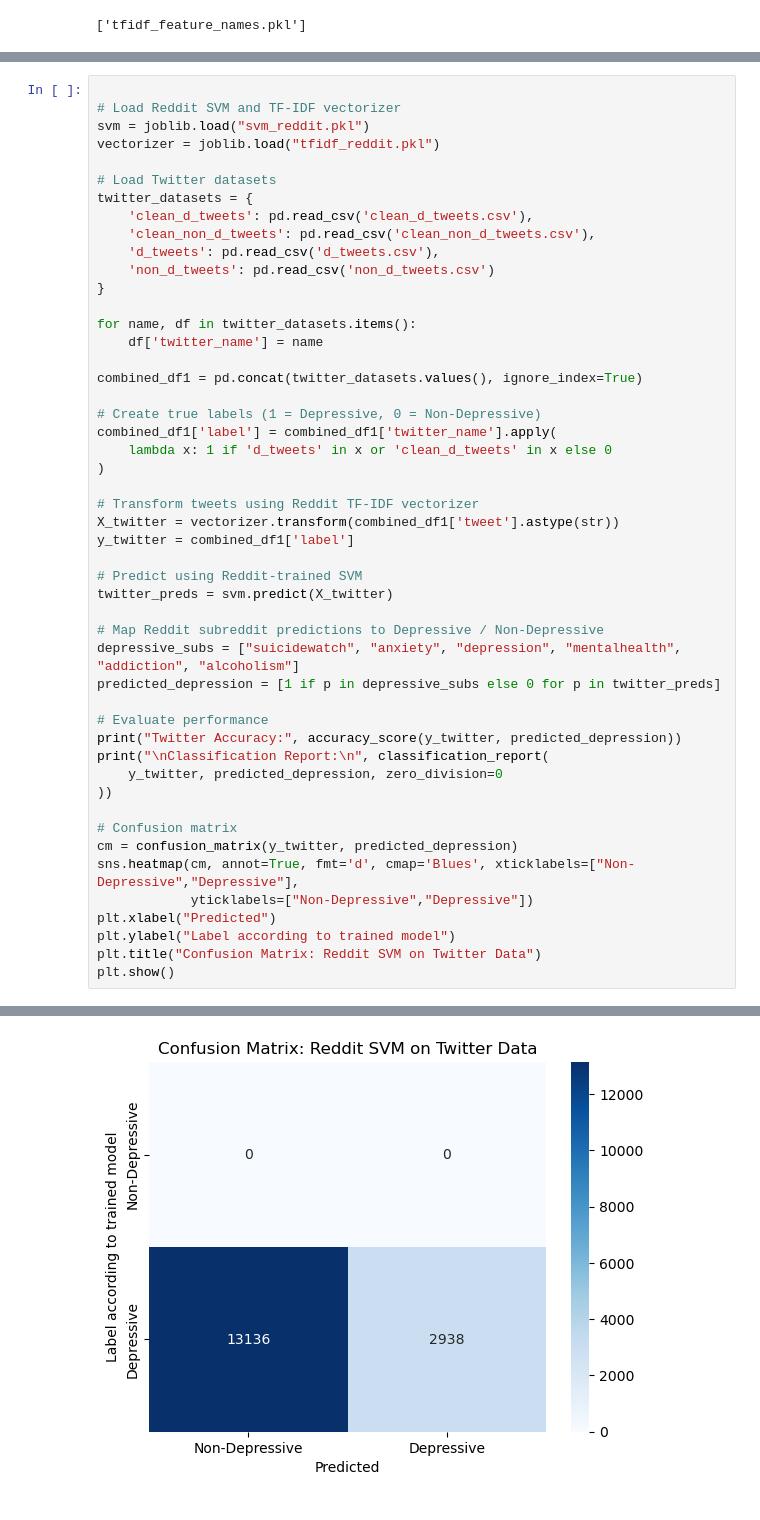
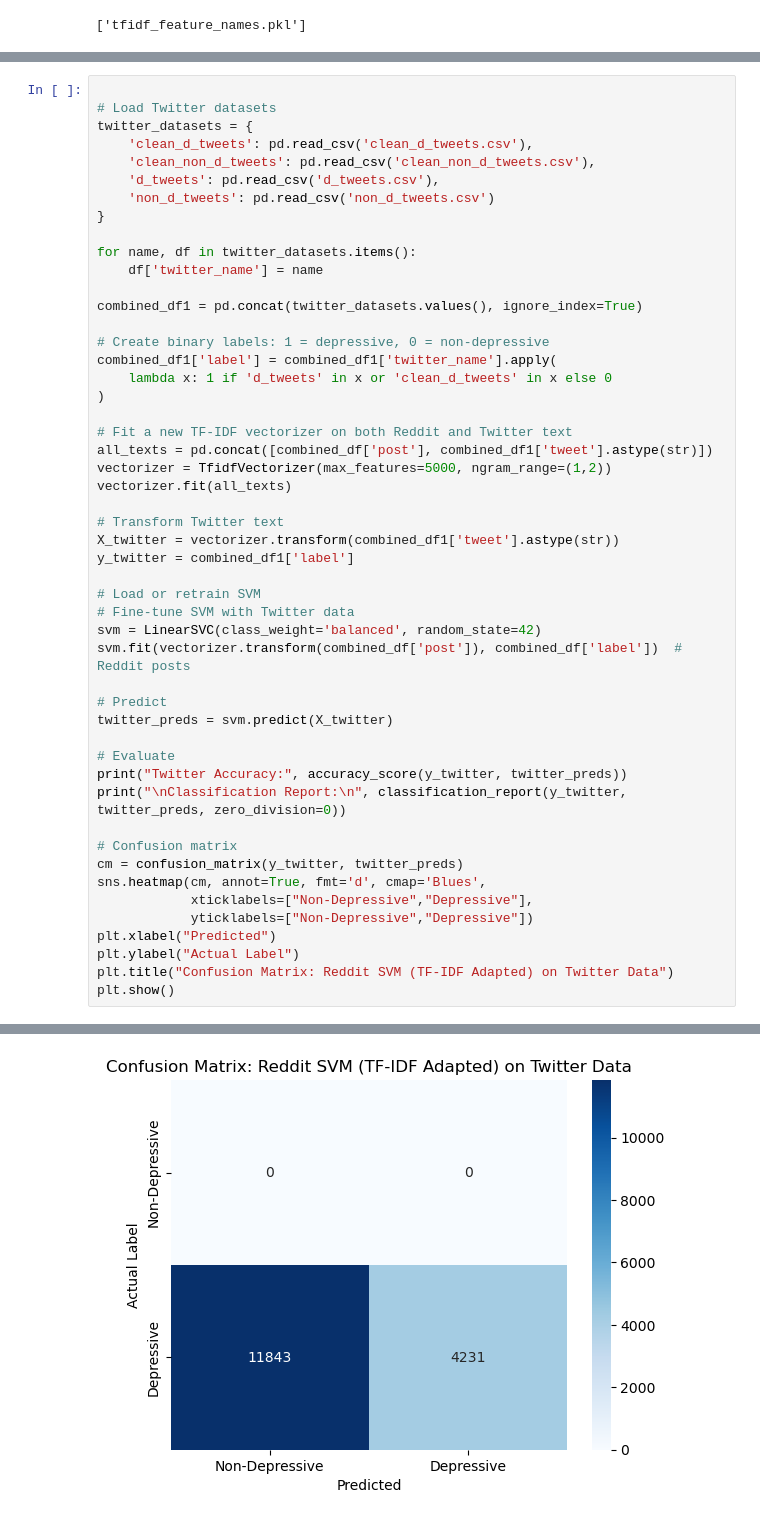
Before and after one commit to hlbels/crossplatform-mentalhealth-ml, a Jupyter notebook: SVM.ipynb, the cells around one changed output, grey strips where cells are left out. Drawn from its saved outputs; the diff is of its cells as text.

```diff
--- a/SVM.ipynb
+++ b/SVM.ipynb
@@ -78,8 +139,4 @@ joblib.dump(tfidf_cols, "tfidf_feature_names.pkl")  # for reference later
 # %%
-
-# Load Reddit SVM and TF-IDF vectorizer
-svm = joblib.load("svm_reddit.pkl")
-vectorizer = joblib.load("tfidf_reddit.pkl")
 
 # Load Twitter datasets
 twitter_datasets = {
@@ -94,34 +151,39 @@ for name, df in twitter_datasets.items():
 
 combined_df1 = pd.concat(twitter_datasets.values(), ignore_index=True)
 
-# Create true labels (1 = Depressive, 0 = Non-Depressive)
+# Create binary labels: 1 = depressive, 0 = non-depressive
 combined_df1['label'] = combined_df1['twitter_name'].apply(
     lambda x: 1 if 'd_tweets' in x or 'clean_d_tweets' in x else 0
 )
 
-# Transform tweets using Reddit TF-IDF vectorizer
+# Fit a new TF-IDF vectorizer on both Reddit and Twitter text
+all_texts = pd.concat([combined_df['post'], combined_df1['tweet'].astype(str)])
+vectorizer = TfidfVectorizer(max_features=5000, ngram_range=(1,2))
+vectorizer.fit(all_texts)
+
+# Transform Twitter text
 X_twitter = vectorizer.transform(combined_df1['tweet'].astype(str))
 y_twitter = combined_df1['label']
 
-# Predict using Reddit-trained SVM
+# Load or retrain SVM
+# Fine-tune SVM with Twitter data
+svm = LinearSVC(class_weight='balanced', random_state=42)
+svm.fit(vectorizer.transform(combined_df['post']), combined_df['label'])  # Reddit posts
+
+# Predict
 twitter_preds = svm.predict(X_twitter)
 
-# Map Reddit subreddit predictions to Depressive / Non-Depressive
-depressive_subs = ["suicidewatch", "anxiety", "depression", "mentalhealth", "addiction", "alcoholism"]
-predicted_depression = [1 if p in depressive_subs else 0 for p in twitter_preds]
-
-# Evaluate performance
-print("Twitter Accuracy:", accuracy_score(y_twitter, predicted_depression))
-print("\nClassification Report:\n", classification_report(
-    y_twitter, predicted_depression, zero_division=0
-))
+# Evaluate
+print("Twitter Accuracy:", accuracy_score(y_twitter, twitter_preds))
+print("\nClassification Report:\n", classification_report(y_twitter, twitter_preds, zero_division=0))
 
 # Confusion matrix
-cm = confusion_matrix(y_twitter, predicted_depression)
-sns.heatmap(cm, annot=True, fmt='d', cmap='Blues', xticklabels=["Non-Depressive","Depressive"],
+cm = confusion_matrix(y_twitter, twitter_preds)
+sns.heatmap(cm, annot=True, fmt='d', cmap='Blues',
+            xticklabels=["Non-Depressive","Depressive"],
             yticklabels=["Non-Depressive","Depressive"])
 plt.xlabel("Predicted")
-plt.ylabel("Label according to trained model")
-plt.title("Confusion Matrix: Reddit SVM on Twitter Data")
+plt.ylabel("Actual Label")
+plt.title("Confusion Matrix: Reddit SVM (TF-IDF Adapted) on Twitter Data")
 plt.show()
 # %% [output]
@@ -139 +201 @@ weighted avg       1.00      0.18      0.31     16074
-[figure, old version]
+[figure, new version]
```
Also changed, not shown: parts of 2 cells of this notebook.
